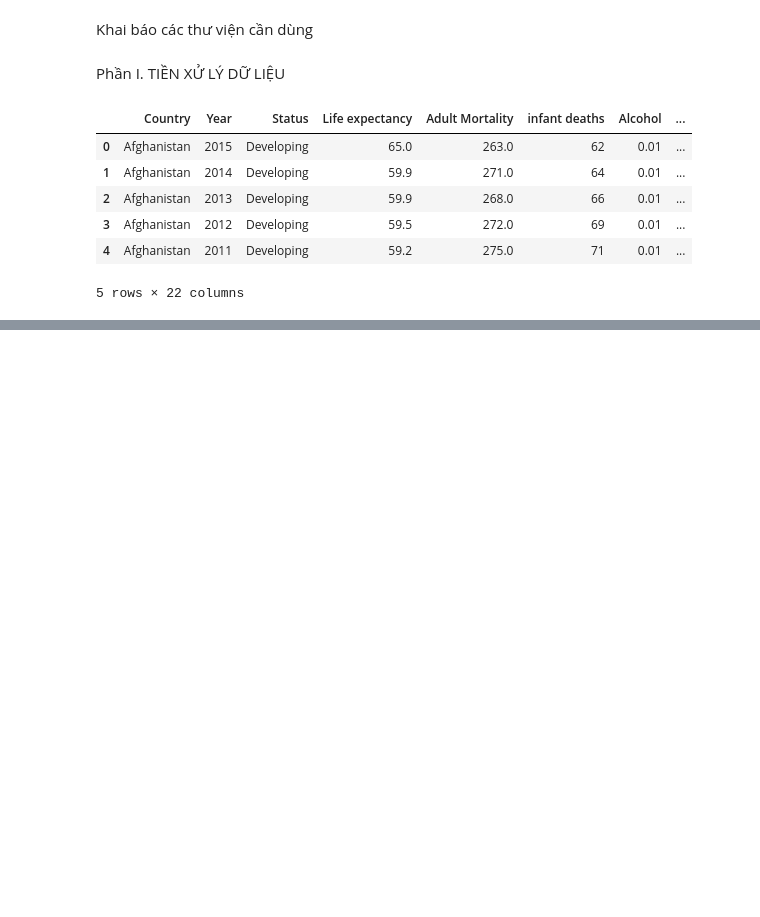
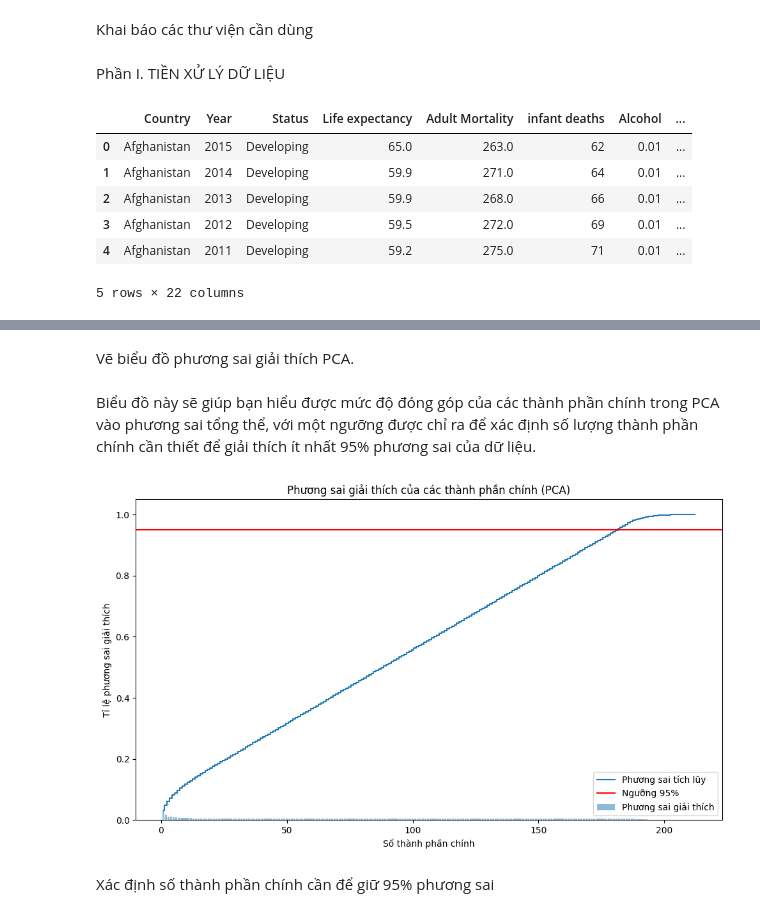
Before and after one commit to ducqwang/life-expectancy-prediction, a Jupyter notebook: src/source.ipynb, the cells around one changed output, grey strips where cells are left out. Cells and saved outputs as stored; diff of their text form; code cells hidden in the pictures; blank space fills up the shorter version.

```diff
--- a/src/source.ipynb
+++ b/src/source.ipynb
@@ -33,0 +214,5 @@ df.head()
+# %%
+# Chia dữ liệu thành tập huấn luyện và tập kiểm tra
+X_train, X_test, y_train, y_test = train_test_split(
+    X, y, test_size=0.3, random_state=42
+)
@@ -33,0 +245,5 @@ df.head()
+# %%
+# Chuẩn hóa dữ liệu
+scaler = StandardScaler()
+X_train_scaled = scaler.fit_transform(X_train)
+X_test_scaled = scaler.transform(X_test)
@@ -33,0 +260,4 @@ df.head()
+# %%
+# Thực hiện PCA
+pca = PCA()
+X_train_pca = pca.fit_transform(X_train_scaled)
@@ -33,0 +275,26 @@ df.head()
+# %%
+# Phân tích phương sai giải thích
+explained_variance = pca.explained_variance_ratio_
+cumulative_variance = np.cumsum(explained_variance)
+# %% [markdown]
+Vẽ biểu đồ phương sai giải thích PCA.
+# %% [markdown]
+Biểu đồ này sẽ giúp bạn hiểu được mức độ đóng góp của các thành phần chính trong PCA vào phương sai tổng thể, với một ngưỡng được chỉ ra để xác định số lượng thành phần chính cần thiết để giải thích ít nhất 95% phương sai của dữ liệu.
+# %%
+# Vẽ đồ thị phương sai giải thích
+plt.figure(figsize=(10, 6))
+plt.bar(range(1, len(explained_variance) + 1), explained_variance, alpha=0.5, align='center',
+        label='Phương sai giải thích')
+plt.step(range(1, len(cumulative_variance) + 1), cumulative_variance, where='mid',
+         label='Phương sai tích lũy')
+plt.axhline(y=0.95, color='r', linestyle='-', label='Ngưỡng 95%')
+plt.xlabel('Số thành phần chính')
+plt.ylabel('Tỉ lệ phương sai giải thích')
+plt.title('Phương sai giải thích của các thành phần chính (PCA)')
+plt.legend(loc='best')
+plt.tight_layout()
+plt.savefig('../results/figures/pca_explained_variance.png')
+# %% [output]
+[figure, added]
+# %% [markdown]
+Xác định số thành phần chính cần để giữ 95% phương sai
```
Also changed, not shown: parts of 48 cells of this notebook, 10 other files.
